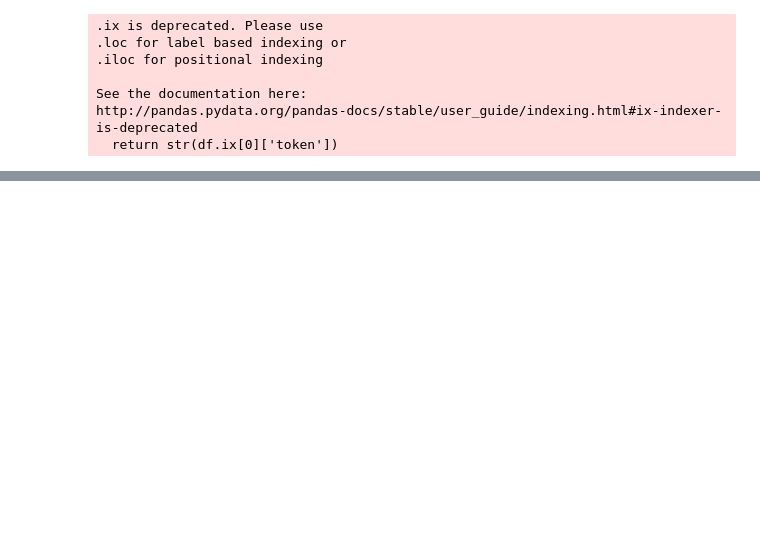
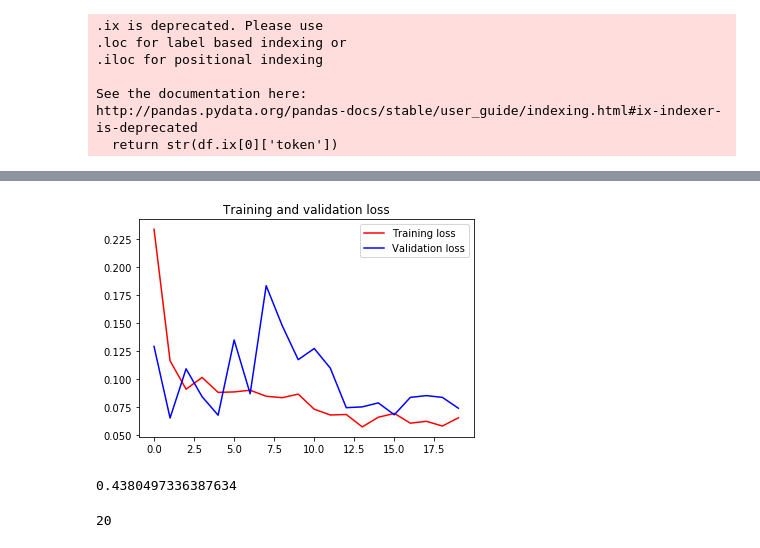
Before and after one commit to TianChenjiang/Networker, a Jupyter notebook: model/Experiment/LSTM.ipynb, the cells around one changed output, grey strips where cells are left out. Drawn from its saved outputs; the diff is of its cells as text; code cells hidden in the pictures; blank space fills up the shorter version.

```diff
--- a/model/Experiment/LSTM.ipynb
+++ b/model/Experiment/LSTM.ipynb
@@ -53,0 +157,16 @@ sns.scatterplot(x=sz1['trade_date'], y=sz1['close'])
+# %%
+import matplotlib.pyplot as plt
+def plot_loss(history):
+    loss = history.history['loss']
+    val_loss = history.history['val_loss']
+
+    epochs = range(len(loss))
+
+    plt.figure()
+
+    plt.plot(epochs, loss, 'r', label='Training loss')
+    plt.plot(epochs, val_loss, 'b', label='Validation loss')
+    plt.title('Training and validation loss')
+    plt.legend()
+
+    plt.show()
@@ -53,0 +178,18 @@ sns.scatterplot(x=sz1['trade_date'], y=sz1['close'])
+# %%
+def get_model():
+    model = Sequential()
+    model.add(
+        layers.Bidirectional(layers.LSTM(32,
+                                 dropout=0.2,
+                                 recurrent_dropout=0.5,
+                                 kernel_initializer=Orthogonal(seed=7)),
+                            input_shape=(None, sz1_values.shape[-1])
+                            )
+    )
+    model.add(layers.Dense(16))
+    model.add(layers.Dense(1))
+    return model
+# %%
+model = get_model()
+model.compile(optimizer=RMSprop(), loss='mse')
+model.summary()
@@ -53,0 +216,6 @@ sns.scatterplot(x=sz1['trade_date'], y=sz1['close'])
+# %%
+history = model.fit_generator(train_gen,
+                              steps_per_epoch=30 ,
+                              epochs=20,
+                              validation_data=val_gen,
+                              validation_steps=val_steps)
@@ -53,0 +240,8 @@ sns.scatterplot(x=sz1['trade_date'], y=sz1['close'])
+# %%
+plot_loss(history)
+# %% [output]
+[figure, added]
+# %%
+model.evaluate_generator(test_gen, steps=test_steps)
+# %% [output]
+0.4380497336387634
@@ -53,0 +257,4 @@ sns.scatterplot(x=sz1['trade_date'], y=sz1['close'])
+# %%
+len(pred_val)
+# %% [output]
+20
```
Also changed, not shown: parts of 25 cells of this notebook, 15 other files.
